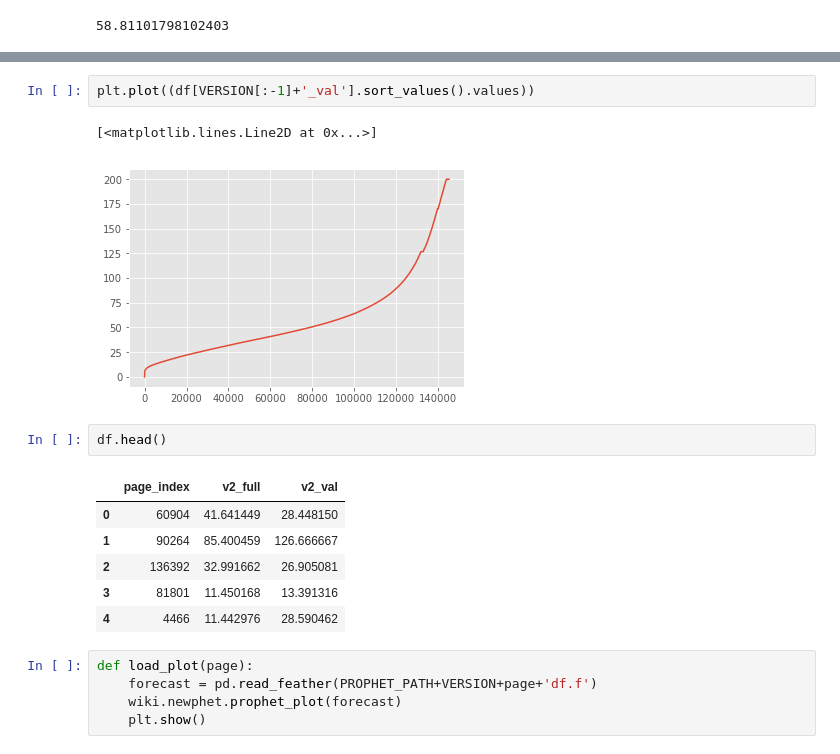
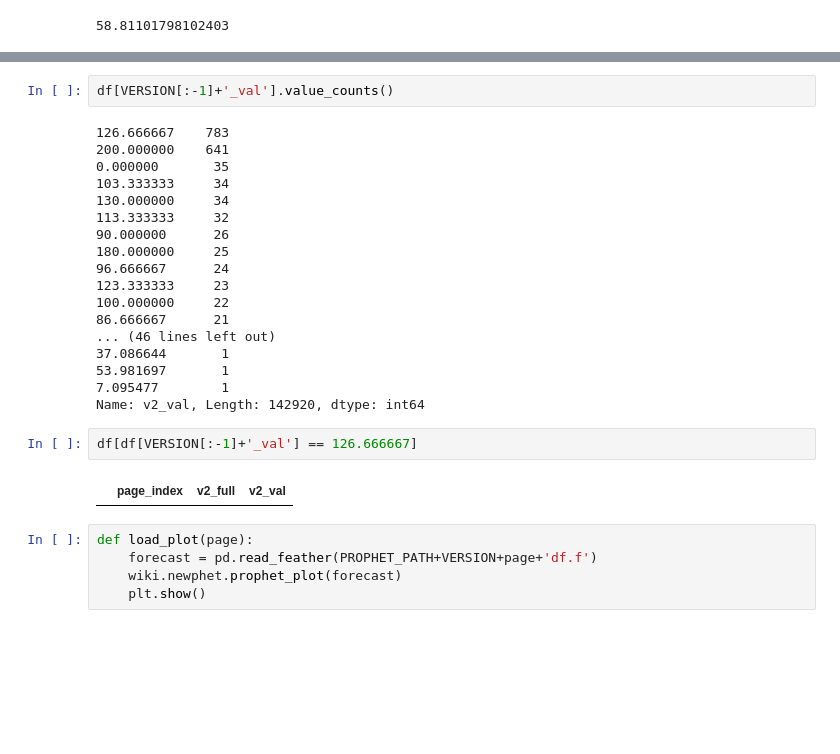
Before and after one commit to DBCerigo/kaggle-wiki, a Jupyter notebook: dbc/Results-analysis_v2.0.ipynb, the cells around one changed output, grey strips where cells are left out. Saved outputs shown, nothing was run; the diff lists cells and outputs as text; blank space fills up the shorter version.

```diff
--- a/dbc/Results-analysis_v2.ipynb
+++ b/dbc/Results-analysis_v2.0.ipynb
@@ -46,17 +58,27 @@ df[VERSION[:-1]+'_val'].plot()
+# %%
+df[VERSION[:-1]+'_val'].value_counts()
+# %% [output]
+126.666667    783
+200.000000    641
+0.000000       35
+103.333333     34
+130.000000     34
+113.333333     32
+90.000000      26
+180.000000     25
+96.666667      24
+123.333333     23
+100.000000     22
+86.666667      21
+... (46 lines left out)
+37.086644       1
+53.981697       1
+7.095477        1
+Name: v2_val, Length: 142920, dtype: int64
 # %%
-plt.plot((df[VERSION[:-1]+'_val'].sort_values().values))
+df[df[VERSION[:-1]+'_val'] == 126.666667]
 # %% [output]
-[<matplotlib.lines.Line2D at 0x...>]
-[figure, removed]
+|  | page_index | v2_full | v2_val |
-# %%
-df.head()
-# %% [output]
-|  | page_index | v2_full | v2_val |
-| 0 | 60904 | 41.641449 | 28.448150 |
-| 1 | 90264 | 85.400459 | 126.666667 |
-| 2 | 136392 | 32.991662 | 26.905081 |
-| 3 | 81801 | 11.450168 | 13.391316 |
-| 4 | 4466 | 11.442976 | 28.590462 |
 # %%
 def load_plot(page):
     forecast = pd.read_feather(PROPHET_PATH+VERSION+page+'df.f')
```
Also changed, not shown: parts of 5 cells of this notebook, 2 other files.
